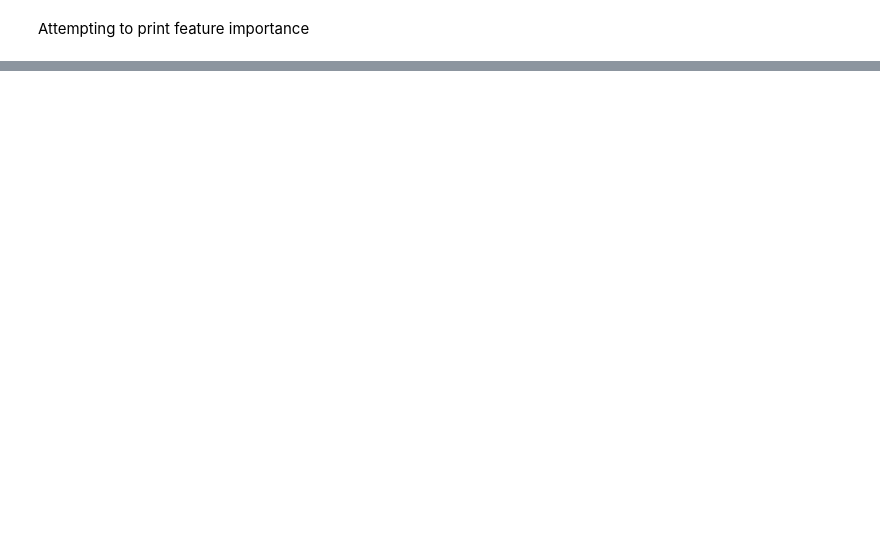
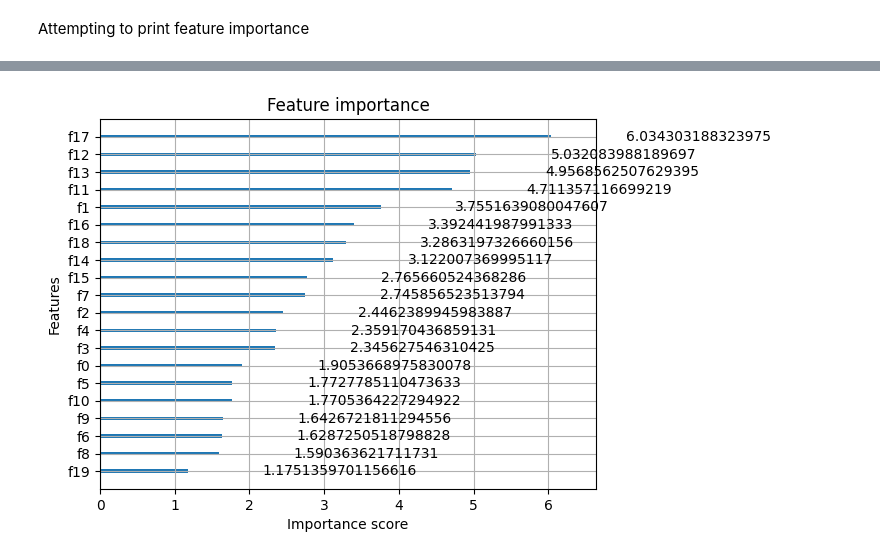
Before and after one commit to celery-sickles/jris, a Jupyter notebook: rf_code/xgb.ipynb, the cells around one changed output, grey strips where cells are left out. Drawn from its saved outputs; the diff is of its cells as text; code cells hidden in the pictures; blank space fills up the shorter version.

```diff
--- a/rf_code/xgb.ipynb
+++ b/rf_code/xgb.ipynb
@@ -208,3 +268,13 @@ print(X_train_selected)
 selected_feature_indices = model_selection.get_support(indices=True)
 selected_feature_names = [X_train_selected[i] for i in selected_feature_indices]
 #print("Selected feature names:", selected_feature_names)
+# %%
+from xgboost import plot_importance
+import matplotlib.pyplot as plt
+
+#print(model_1.feature_names_in_)
+#feat_importances = pd.Series(model.feature_importances_, index=X_train.columns)
+plot_importance(model_1.get_booster(), importance_type='gain')
+plt.show()
+# %% [output]
+[figure, added]
```
Also changed, not shown: parts of 5 cells of this notebook, 1 other file.
